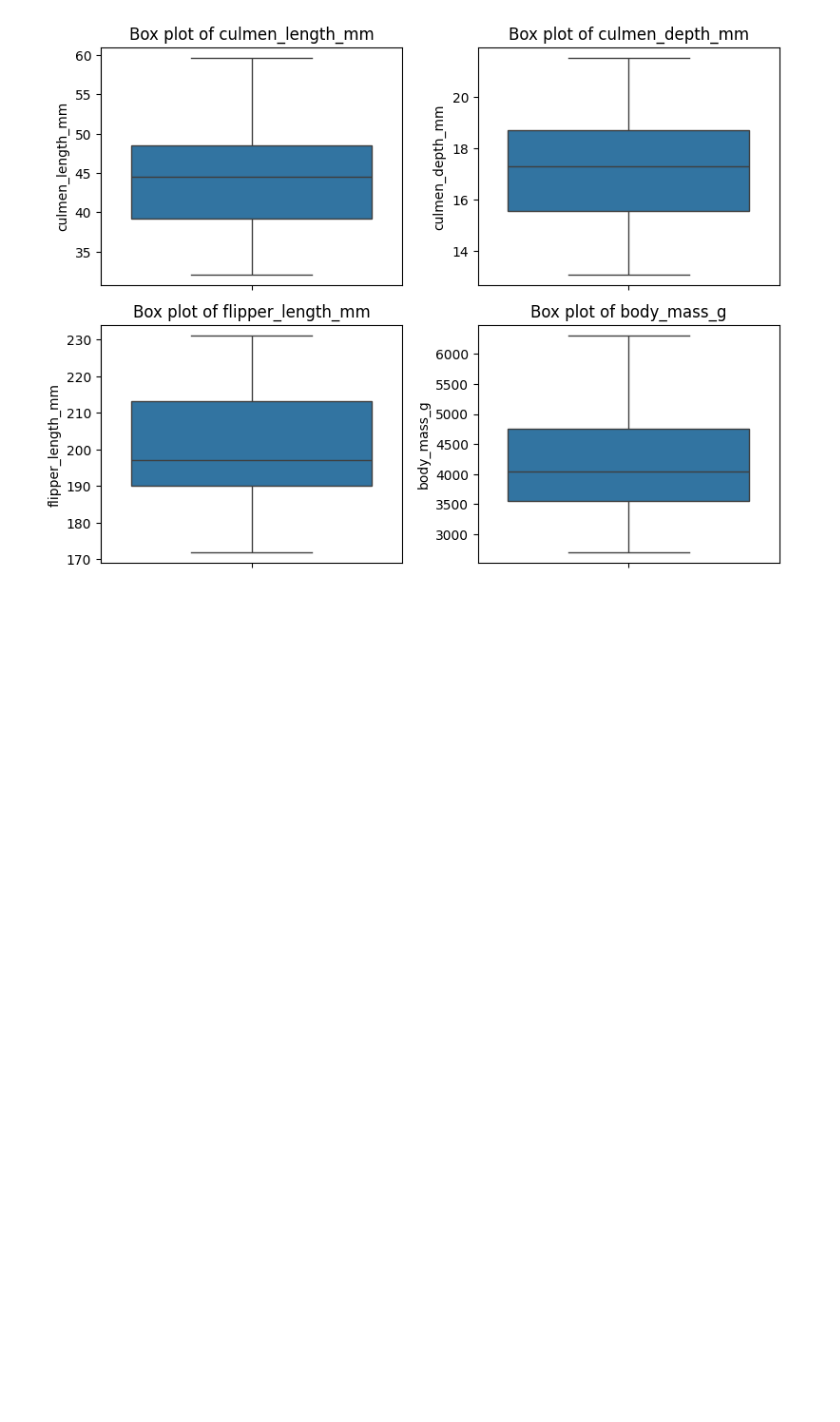
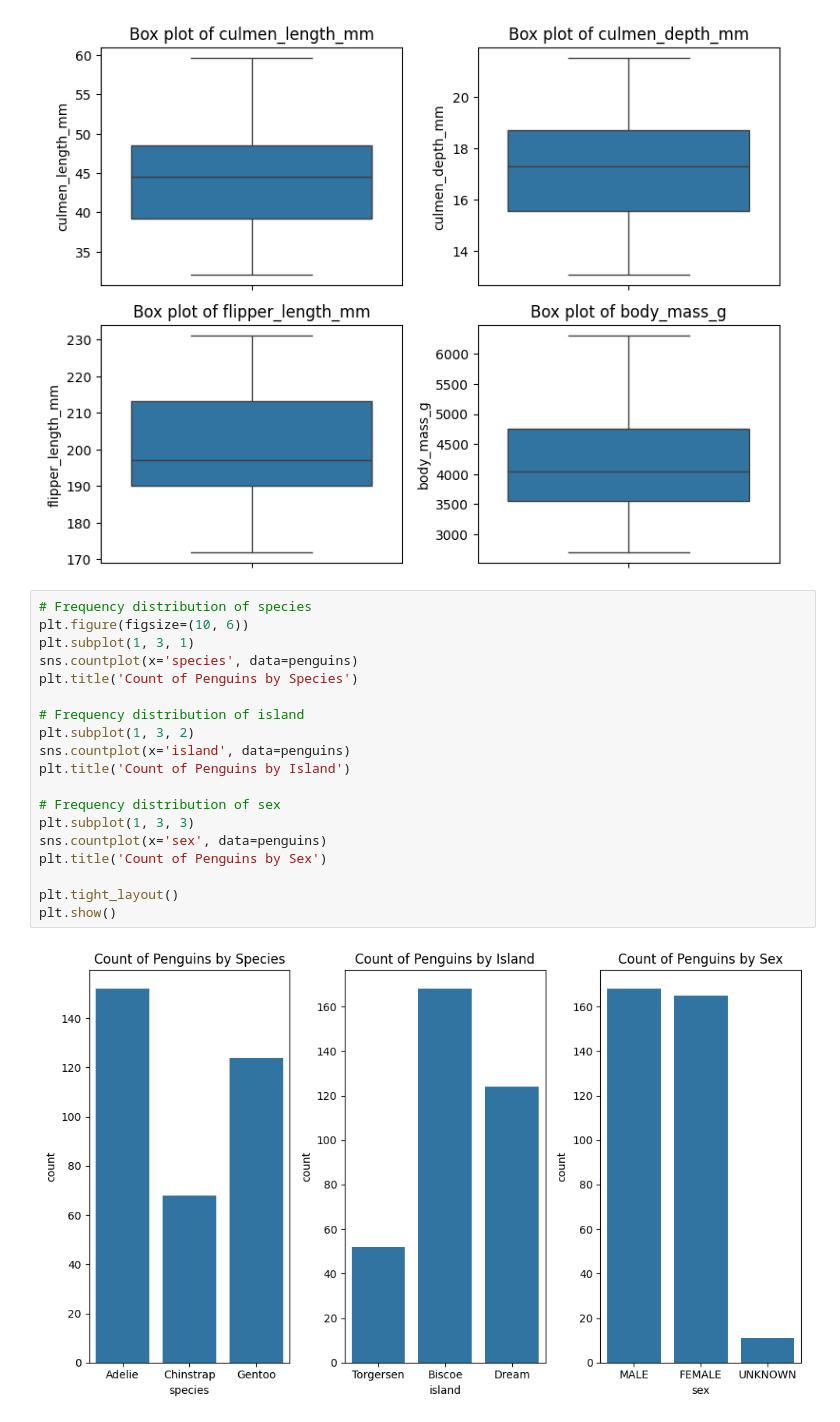
Before and after one commit to kunalvirwal/Palmer-Archipelago-penguin-dataset-EDA, a Jupyter notebook: main.ipynb, the cells around one changed output. Saved outputs shown, nothing was run; the diff lists cells and outputs as text; blank space fills up the shorter version.

```diff
--- a/main.ipynb
+++ b/main.ipynb
@@ -142,3 +142,24 @@ min           32.100000        13.100000         172.000000  2700.000000
 max           59.600000        21.500000         231.000000  6300.000000
 [figure]
 [figure]
+# %%
+# Frequency distribution of species
+plt.figure(figsize=(10, 6))
+plt.subplot(1, 3, 1)
+sns.countplot(x='species', data=penguins)
+plt.title('Count of Penguins by Species')
+
+# Frequency distribution of island
+plt.subplot(1, 3, 2)
+sns.countplot(x='island', data=penguins)
+plt.title('Count of Penguins by Island')
+
+# Frequency distribution of sex
+plt.subplot(1, 3, 3)
+sns.countplot(x='sex', data=penguins)
+plt.title('Count of Penguins by Sex')
+
+plt.tight_layout()
+plt.show()
+# %% [output]
+[figure, added]
```
Also changed, not shown: parts of 4 cells of this notebook.
